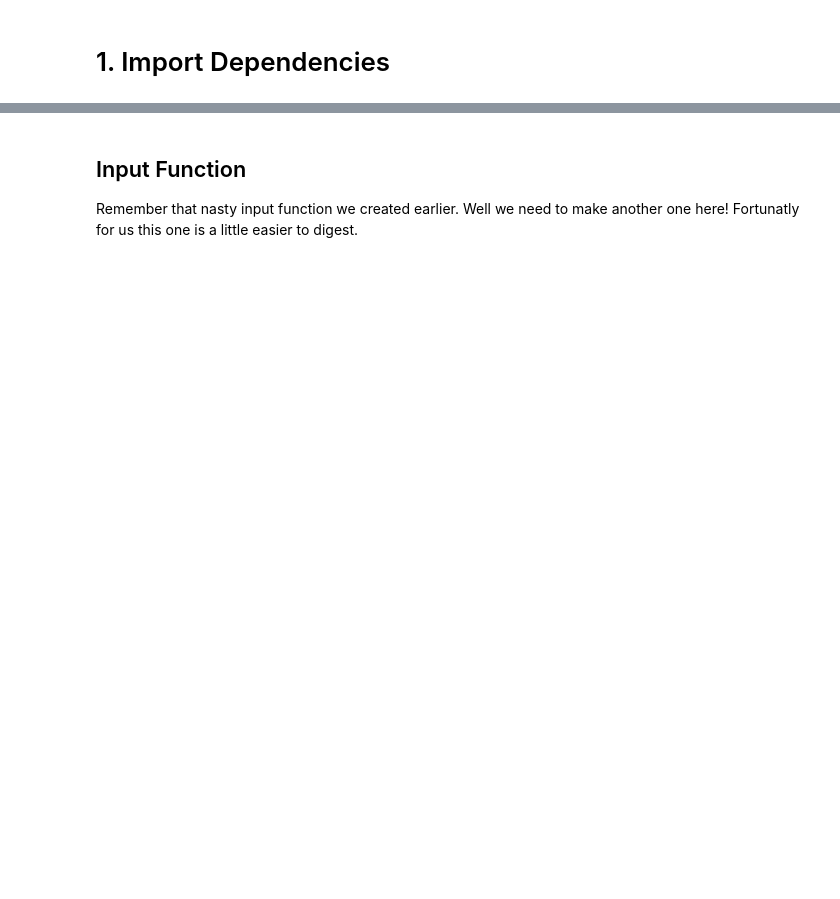
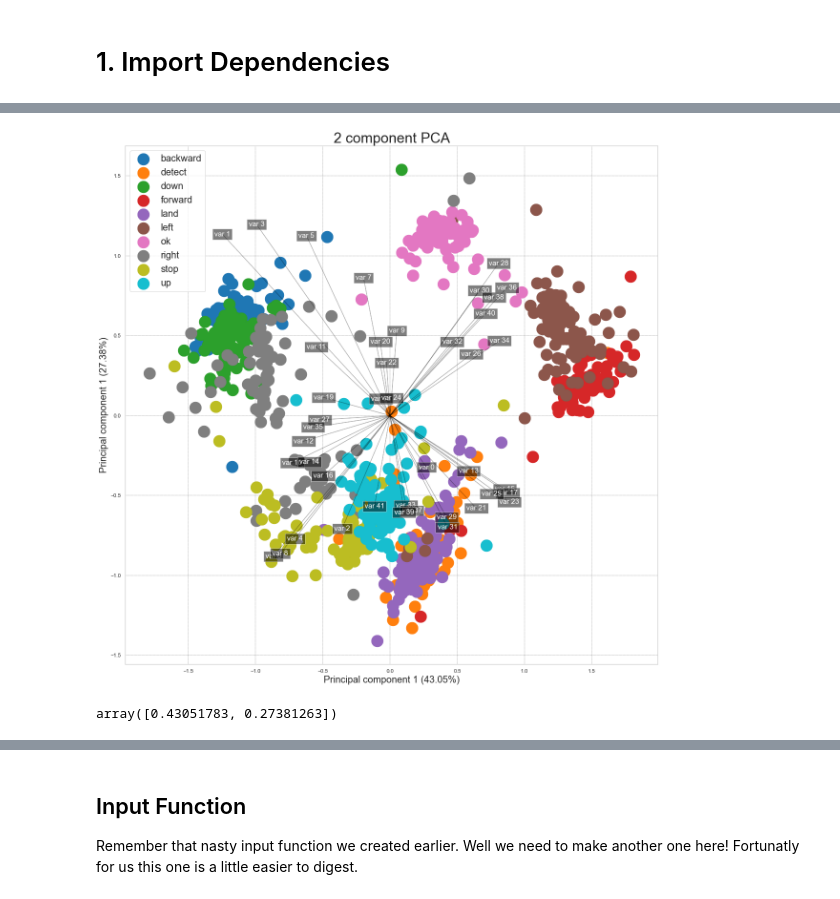
Before and after one commit to okamiRvS/Hand-Gestures-Based-Smooth-3D-Trajectories-Computation-Applied-to-Real-Time-Drone-Control, a Jupyter notebook: 3. Hand gesture recognition - Copia.ipynb, the cells around one changed output, grey strips where cells are left out. Cells and saved outputs as stored; diff of their text form; code cells hidden in the pictures; blank space fills up the shorter version.

```diff
--- a/3. Hand gesture recognition - Copia.ipynb
+++ b/3. Hand gesture recognition - Copia.ipynb
@@ -104,0 +234,4 @@ g.map_diag(sns.kdeplot, lw=3)
+# %%
+# Concatenating DataFrame along axis = 1. finalDf is the final DataFrame before plotting the data.
+finalDf = pd.concat([principalDf, df[['TARGET']]], axis = 1)
+finalDf.head()
@@ -104,0 +245,39 @@ g.map_diag(sns.kdeplot, lw=3)
+# %%
+# Visualize 2D Projection of PCA
+# This section is just plotting 2 dimensional data. Notice on the graph below that the classes seem well separated from each other.
+fig = plt.figure(figsize = (20,20))
+ax = fig.add_subplot(1,1,1)
+ax.set_title('2 component PCA', fontsize = 30)
+ax.set_xlabel(f"Principal component 1 ({ round( pca.explained_variance_ratio_[0]*100, 2) }%)", fontsize = 20)
+ax.set_ylabel(f"Principal component 1 ({ round( pca.explained_variance_ratio_[1]*100, 2) }%)", fontsize = 20)
+
+targets = list(np.arange(0,10))
+colors = ['#1f77b4', '#ff7f0e', '#2ca02c', '#d62728', '#9467bd', '#8c564b', '#e377c2', '#7f7f7f', '#bcbd22', '#17becf']
+
+for target, color in zip(targets,colors):
+    indicesToKeep = finalDf['TARGET'] == target
+    ax.scatter(finalDf.loc[indicesToKeep, "principal component 1"]
+               , finalDf.loc[indicesToKeep, 'principal component 2']
+               , c = color
+               , s = 600)
+
+labels = [f"var {s}" for s in list(np.arange(0, df.shape[1]))]
+coeff = np.transpose(pca.components_[0:2, :])
+n = coeff.shape[0]
+for i in range(n):
+    scaleFac = 4
+    plt.arrow(0, 0, coeff[i,0] * scaleFac, coeff[i,1] * scaleFac,color = 'black', alpha = 0.25, linewidth=1)
+    plt.text(coeff[i,0] * scaleFac, coeff[i,1] * scaleFac, labels[i], color = 'white', ha = 'center', va = 'center', fontsize=15, bbox=dict(facecolor='black', alpha=0.5))
+
+ax.legend(TARGET, fontsize = 20)
+ax.grid(b=False, color='black', linestyle='--',  linewidth=0.3)
+# %% [output]
+[figure, added]
+# %%
+# The explained variance tells you how much information (variance) can be attributed to each of the principal components.
+# This is important as while you can convert 4 dimensional space to 2 dimensional space, you lose some of the variance (information) when you do this.
+# By using the attribute explained_variance_ratio_, you can see that the first principal component (so the first value in output) contains a certain value of the variance
+# and the second principal component contains another value of the variance, smaller. Together, the two components contain (the sum of the two values * 100) of the information.
+pca.explained_variance_ratio_
+# %% [output]
+array([0.43051783, 0.27381263])
```
Also changed, not shown: parts of 65 cells of this notebook, 32 other files.
